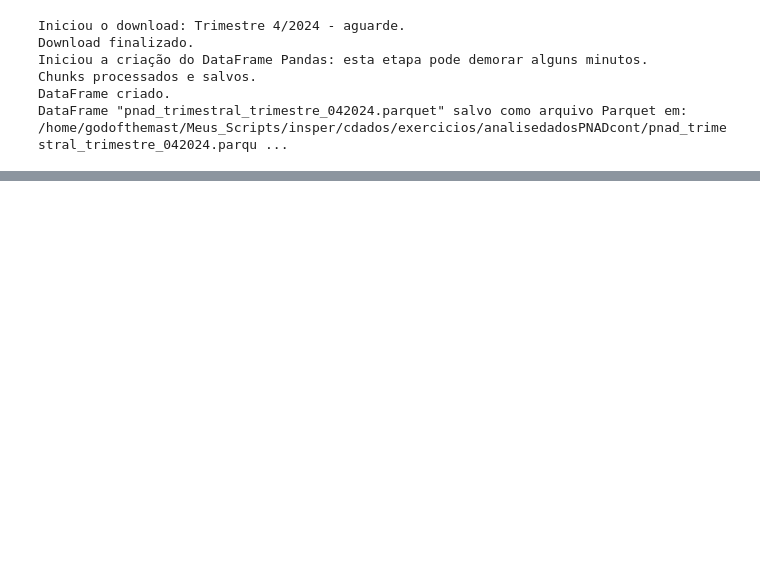
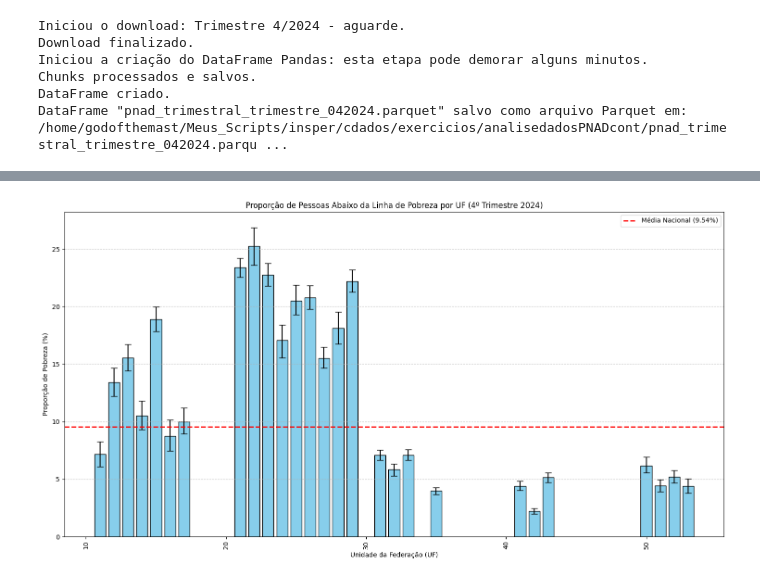
Before and after one commit to wesscav/analisedadosPNADcont, a Jupyter notebook: APS3.ipynb, the cells around one changed output, grey strips where cells are left out. Cells and saved outputs as stored; diff of their text form; code cells hidden in the pictures; blank space fills up the shorter version.

```diff
--- a/APS3.ipynb
+++ b/APS3.ipynb
@@ -30,0 +262,51 @@ dados
+# %%
+import matplotlib.pyplot as plt
+
+# 5. Visualização dos resultados
+
+# Ordenar o DataFrame pela proporção de pobreza (decrescente)
+resultados_uf_df_sorted = resultados_uf_df.sort_values('Proporcao_Pobreza (%)', ascending=False)
+
+# Calcular o tamanho do erro para as barras (metade da largura do IC)
+# IC = [IC_Inferior, IC_Superior]
+# Ponto central = Proporcao_Pobreza
+# Erro para cima = IC_Superior - Proporcao_Pobreza
+# Erro para baixo = Proporcao_Pobreza - IC_Inferior
+# Usaremos um formato que o `yerr` do matplotlib entende: [erro_abaixo, erro_acima]
+erro_inferior = resultados_uf_df_sorted['Proporcao_Pobreza (%)'] - resultados_uf_df_sorted['IC_Inferior (%)']
+erro_superior = resultados_uf_df_sorted['IC_Superior (%)'] - resultados_uf_df_sorted['Proporcao_Pobreza (%)']
+erros_ic = [erro_inferior.to_numpy(), erro_superior.to_numpy()] # Precisa ser array para yerr
+
+# Criar o gráfico de barras
+plt.figure(figsize=(15, 8)) # Ajustar tamanho para melhor visualização
+bars = plt.bar(
+    resultados_uf_df_sorted['UF'],
+    resultados_uf_df_sorted['Proporcao_Pobreza (%)'],
+    yerr=erros_ic,
+    capsize=5, # Adiciona 'caps' às barras de erro
+    color='skyblue',
+    edgecolor='black'
+)
+
+# Adicionar linha horizontal para a média nacional (calculada na etapa 3)
+plt.axhline(
+    y=proporcao_pobreza_perc,
+    color='r',
+    linestyle='--',
+    linewidth=2,
+    label=f'Média Nacional ({proporcao_pobreza_perc:.2f}%)'
+)
+
+# Melhorar a visualização
+plt.xlabel('Unidade da Federação (UF)')
+plt.ylabel('Proporção de Pobreza (%)')
+plt.title('Proporção de Pessoas Abaixo da Linha de Pobreza por UF (4º Trimestre 2024)')
+plt.xticks(rotation=90) # Rotacionar labels do eixo X para evitar sobreposição
+plt.legend()
+plt.grid(axis='y', linestyle='--', alpha=0.7)
+plt.tight_layout() # Ajustar layout para não cortar labels
+
+# Exibir o gráfico
+plt.show()
+# %% [output]
+[figure, added]
```
Also changed, not shown: parts of 6 cells of this notebook.
